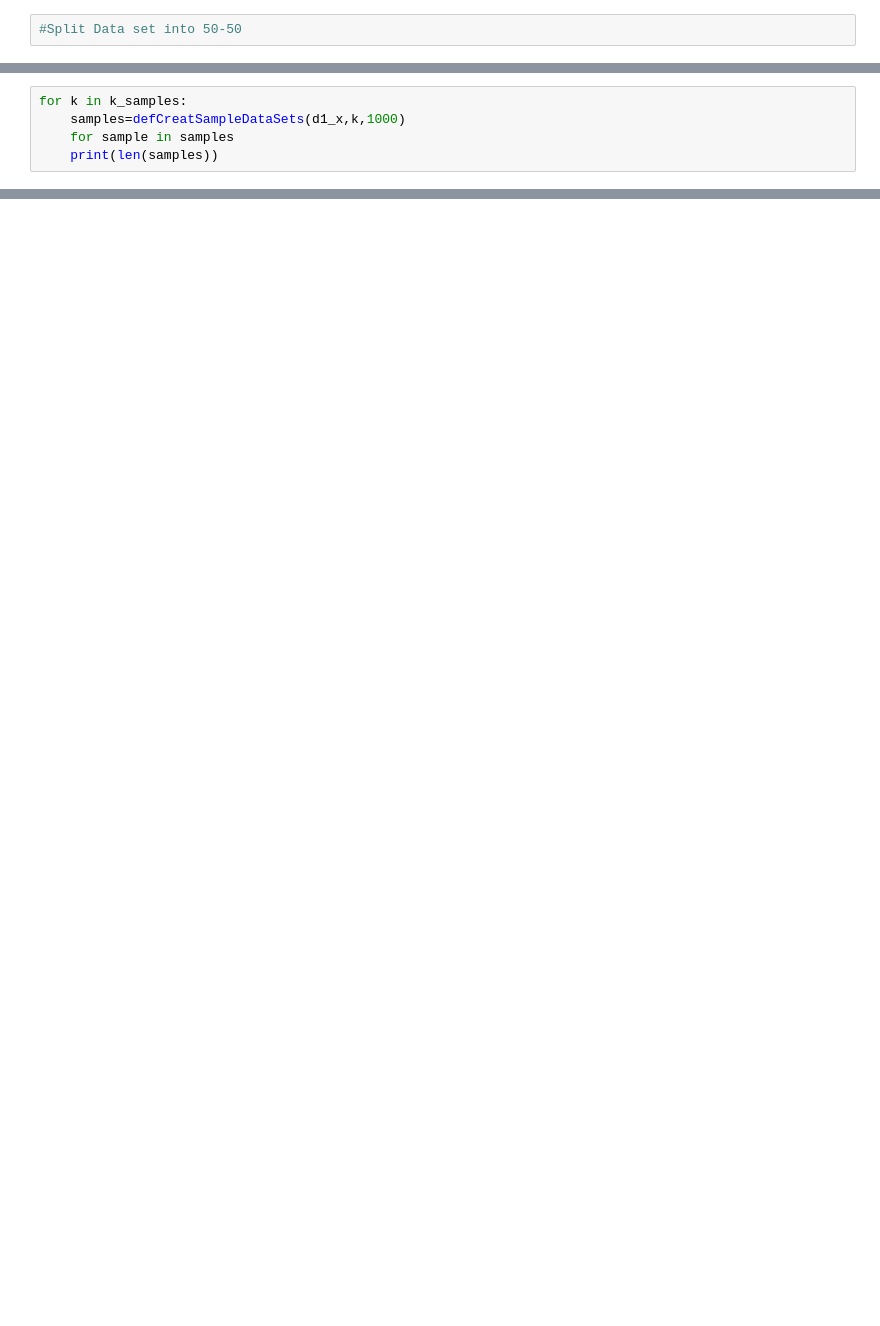
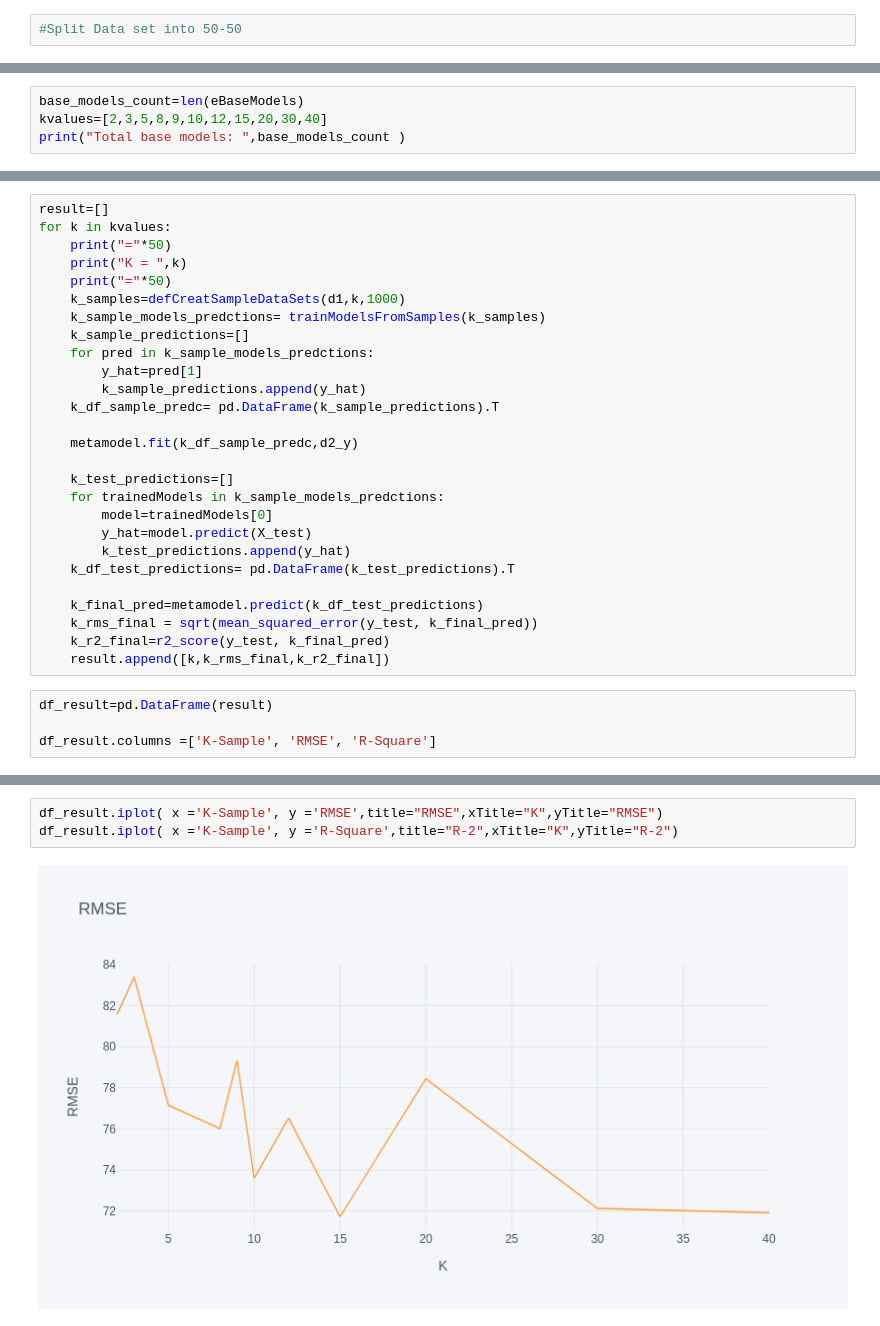
Before and after one commit to amodi01/airbnbpriceprediction, a Jupyter notebook: models/Model_Custom_Stacking_Regressor.ipynb, the cells around one changed output, grey strips where cells are left out. Saved outputs shown, nothing was run; the diff lists cells and outputs as text; blank space fills up the shorter version.

```diff
--- a/models/Model_Custom_Stacking_Regressor.ipynb
+++ b/models/Model_Custom_Stacking_Regressor.ipynb
@@ -863,5 +242,0 @@ k_samples=[10]
-# %%
-for k in k_samples:
-    samples=defCreatSampleDataSets(d1_x,k,1000)
-    for sample in samples
-    print(len(samples))
@@ -908,0 +243,4 @@ def createlogs(message):
+# %%
+base_models_count=len(eBaseModels)
+kvalues=[2,3,5,8,9,10,12,15,20,30,40]
+print("Total base models: ",base_models_count )
@@ -908,0 +249,31 @@ def createlogs(message):
+# %%
+result=[]
+for k in kvalues:
+    print("="*50)
+    print("K = ",k)
+    print("="*50)
+    k_samples=defCreatSampleDataSets(d1,k,1000)
+    k_sample_models_predctions= trainModelsFromSamples(k_samples)
+    k_sample_predictions=[]
+    for pred in k_sample_models_predctions:
+        y_hat=pred[1]
+        k_sample_predictions.append(y_hat)
+    k_df_sample_predc= pd.DataFrame(k_sample_predictions).T
+
+    metamodel.fit(k_df_sample_predc,d2_y)
+
+    k_test_predictions=[]
+    for trainedModels in k_sample_models_predctions:
+        model=trainedModels[0]
+        y_hat=model.predict(X_test)
+        k_test_predictions.append(y_hat)
+    k_df_test_predictions= pd.DataFrame(k_test_predictions).T
+
+    k_final_pred=metamodel.predict(k_df_test_predictions)
+    k_rms_final = sqrt(mean_squared_error(y_test, k_final_pred))
+    k_r2_final=r2_score(y_test, k_final_pred)
+    result.append([k,k_rms_final,k_r2_final])
+# %%
+df_result=pd.DataFrame(result)
+
+df_result.columns =['K-Sample', 'RMSE', 'R-Square']
@@ -908,0 +296,5 @@ def createlogs(message):
+# %%
+df_result.iplot( x ='K-Sample', y ='RMSE',title="RMSE",xTitle="K",yTitle="RMSE")
+df_result.iplot( x ='K-Sample', y ='R-Square',title="R-2",xTitle="K",yTitle="R-2")
+# %% [output]
+[figure, added]
```
Also changed, not shown: parts of 123 cells of this notebook, 2 other files.
